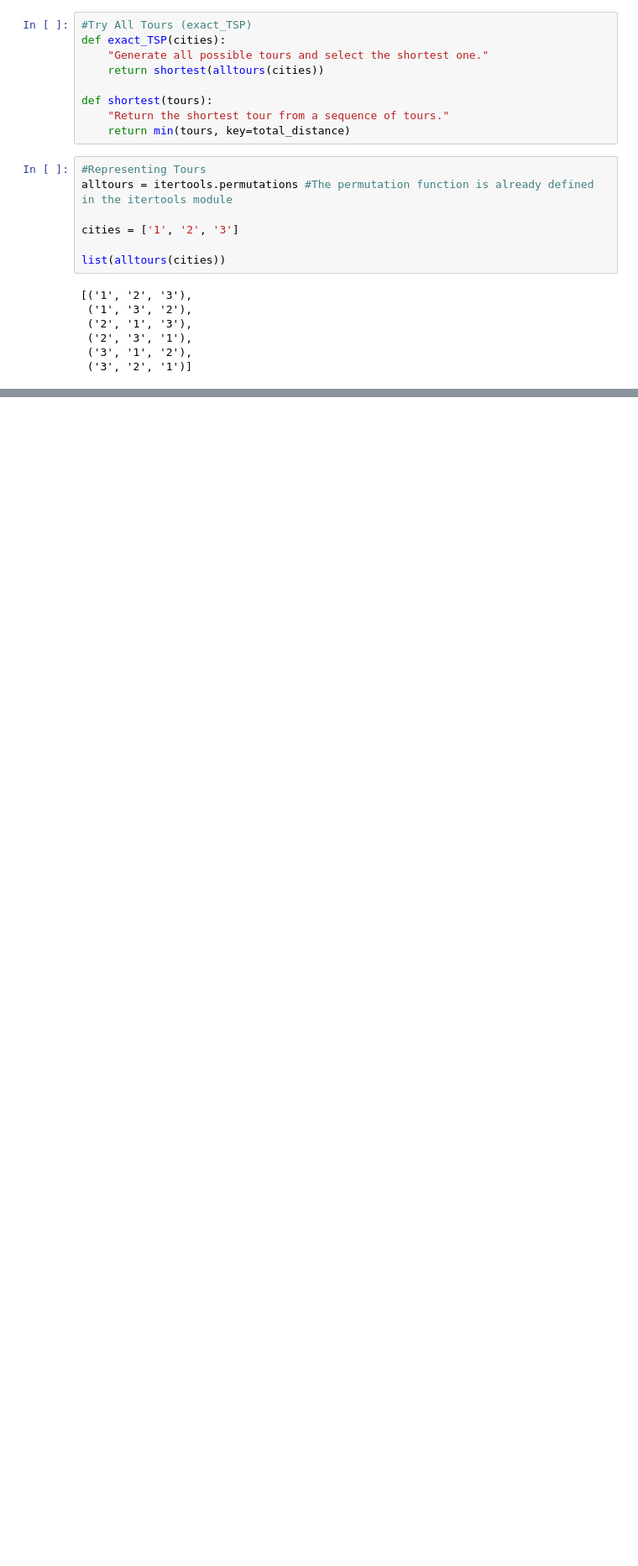
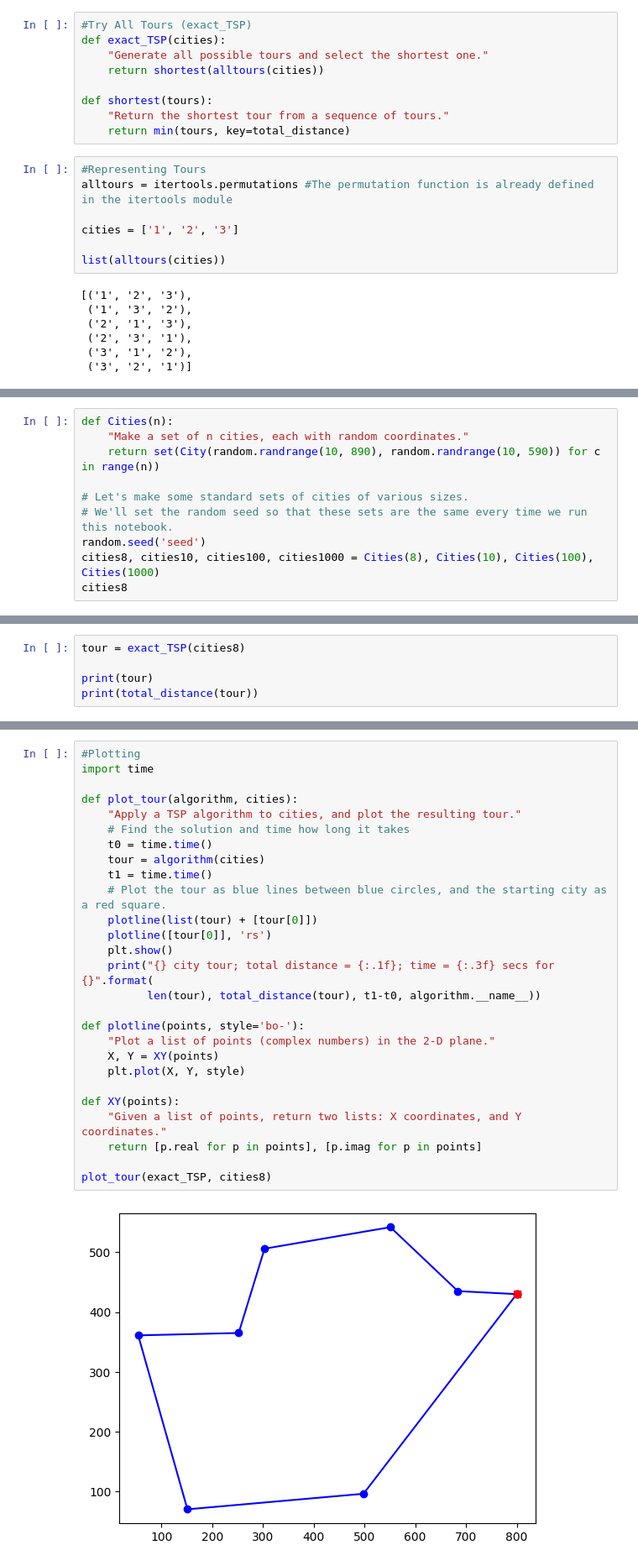
Before and after one commit to daffaidf/Desain-Analisis-Algoritma, a Jupyter notebook: Daa6.ipynb, the cells around one changed output, grey strips where cells are left out. Shown at 84% size. Saved outputs shown, nothing was run; the diff lists cells and outputs as text; blank space fills up the shorter version.

```diff
--- a/Daa6.ipynb
+++ b/Daa6.ipynb
@@ -132,0 +195,10 @@ def distance(tour):
+# %%
+def Cities(n):
+    "Make a set of n cities, each with random coordinates."
+    return set(City(random.randrange(10, 890), random.randrange(10, 590)) for c in range(n))
+
+# Let's make some standard sets of cities of various sizes.
+# We'll set the random seed so that these sets are the same every time we run this notebook.
+random.seed('seed')
+cities8, cities10, cities100, cities1000 = Cities(8), Cities(10), Cities(100), Cities(1000)
+cities8
@@ -132,0 +241,5 @@ def distance(tour):
+# %%
+tour = exact_TSP(cities8)
+
+print(tour)
+print(total_distance(tour))
@@ -132,0 +249,29 @@ def distance(tour):
+# %%
+#Plotting
+import time
+
+def plot_tour(algorithm, cities):
+    "Apply a TSP algorithm to cities, and plot the resulting tour."
+    # Find the solution and time how long it takes
+    t0 = time.time()
+    tour = algorithm(cities)
+    t1 = time.time()
+    # Plot the tour as blue lines between blue circles, and the starting city as a red square.
+    plotline(list(tour) + [tour[0]])
+    plotline([tour[0]], 'rs')
+    plt.show()
+    print("{} city tour; total distance = {:.1f}; time = {:.3f} secs for {}".format(
+          len(tour), total_distance(tour), t1-t0, algorithm.__name__))
+
+def plotline(points, style='bo-'):
+    "Plot a list of points (complex numbers) in the 2-D plane."
+    X, Y = XY(points)
+    plt.plot(X, Y, style)
+
+def XY(points):
+    "Given a list of points, return two lists: X coordinates, and Y coordinates."
+    return [p.real for p in points], [p.imag for p in points]
+
+plot_tour(exact_TSP, cities8)
+# %% [output]
+[figure, added]
```
Also changed, not shown: parts of 22 cells of this notebook, 1 other file.
